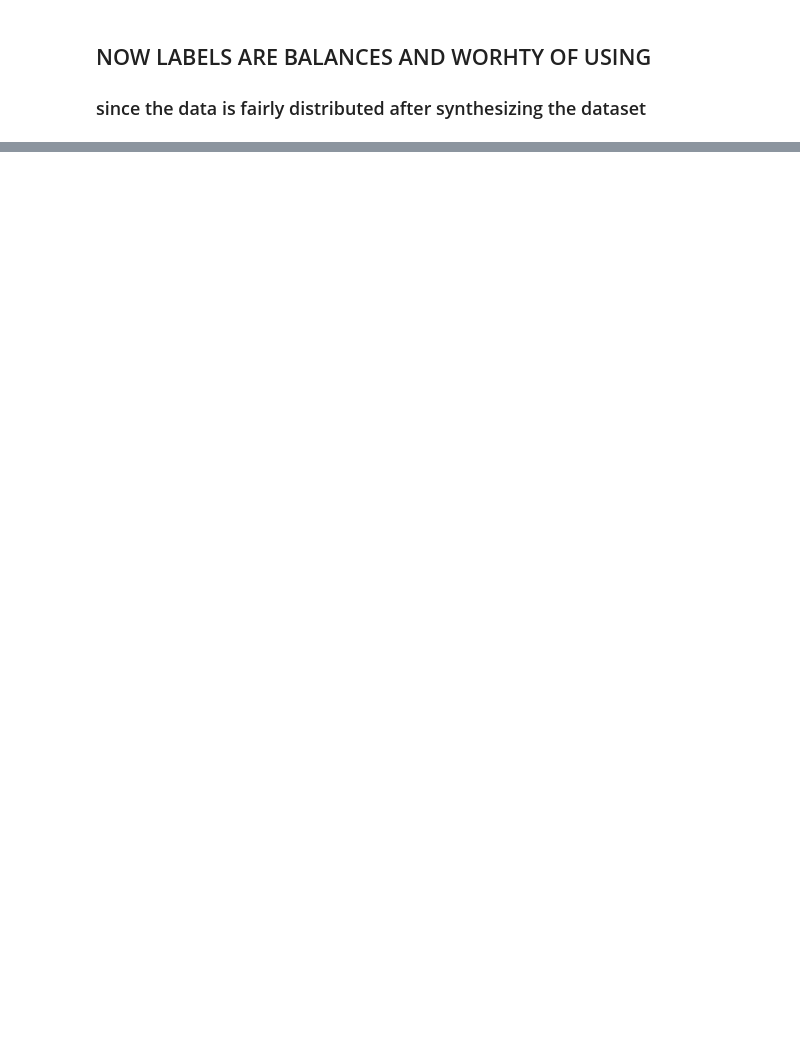
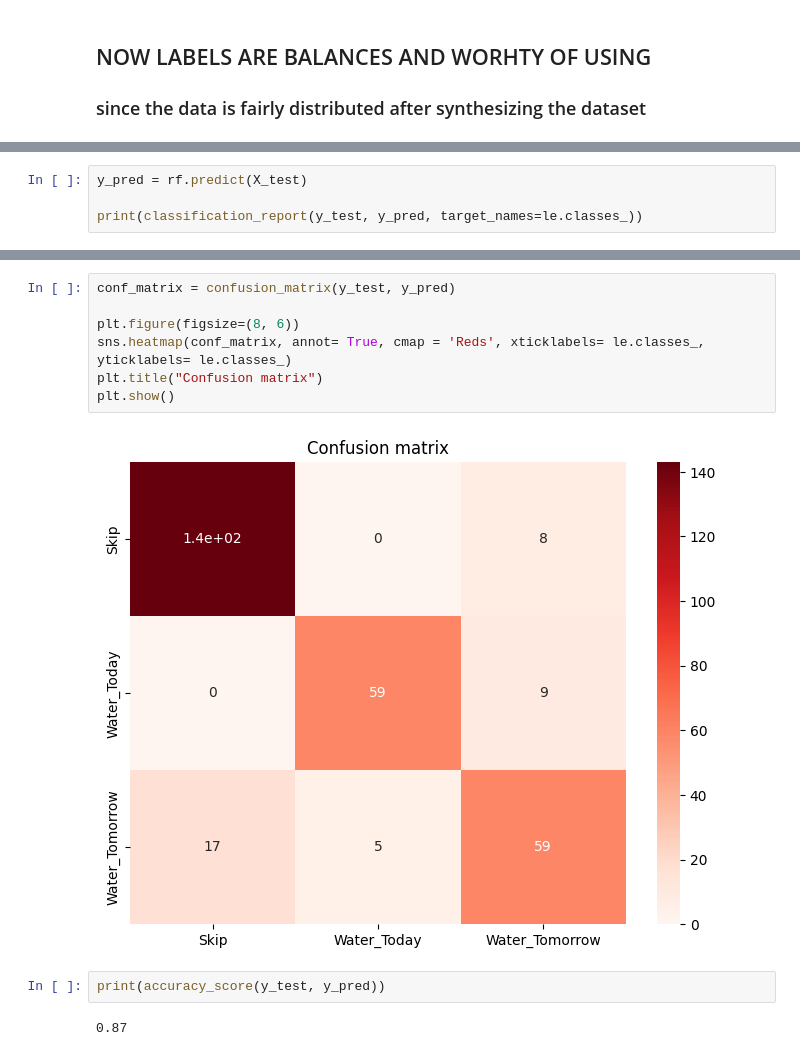
Before and after one commit to Omar-oymk/Watering_Predictior_ml, a Jupyter notebook: Watering_Predictor.ipynb, the cells around one changed output, grey strips where cells are left out. Drawn from its saved outputs; the diff is of its cells as text; blank space fills up the shorter version.

```diff
--- a/Watering_Predictor.ipynb
+++ b/Watering_Predictor.ipynb
@@ -29,0 +89,4 @@ df.sample()
+# %%
+y_pred = rf.predict(X_test)
+
+print(classification_report(y_test, y_pred, target_names=le.classes_))
@@ -29,0 +103,13 @@ df.sample()
+# %%
+conf_matrix = confusion_matrix(y_test, y_pred)
+
+plt.figure(figsize=(8, 6))
+sns.heatmap(conf_matrix, annot= True, cmap = 'Reds', xticklabels= le.classes_, yticklabels= le.classes_)
+plt.title("Confusion matrix")
+plt.show()
+# %% [output]
+[figure, added]
+# %%
+print(accuracy_score(y_test, y_pred))
+# %% [output]
+0.87
```
Also changed, not shown: parts of 7 cells of this notebook.
